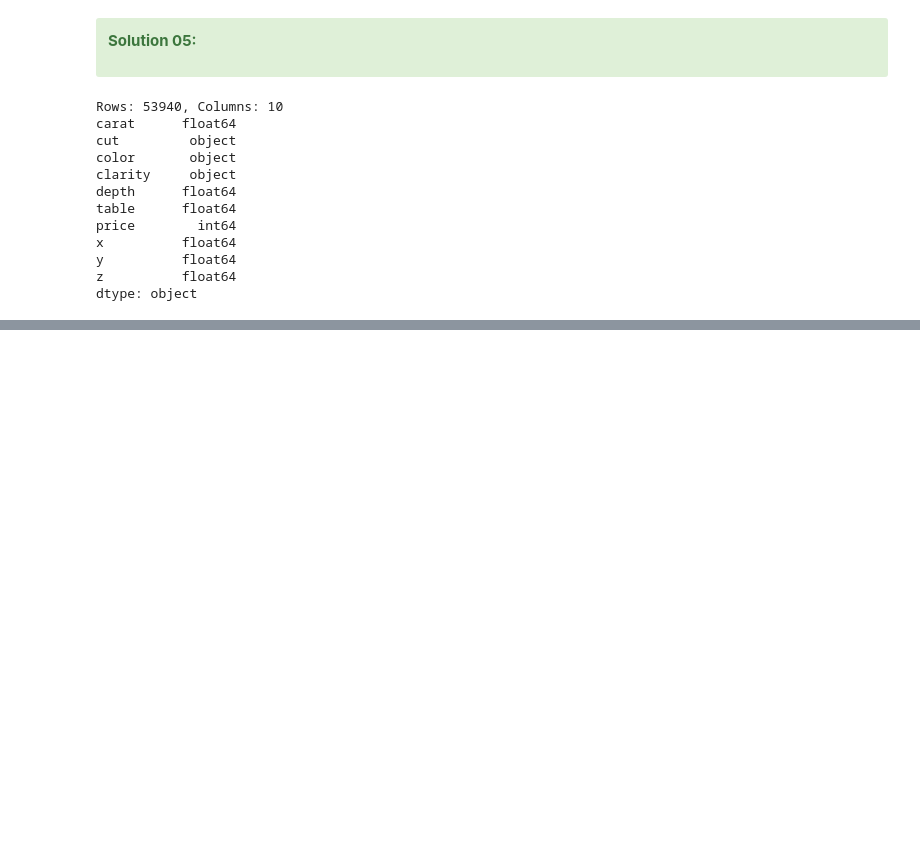
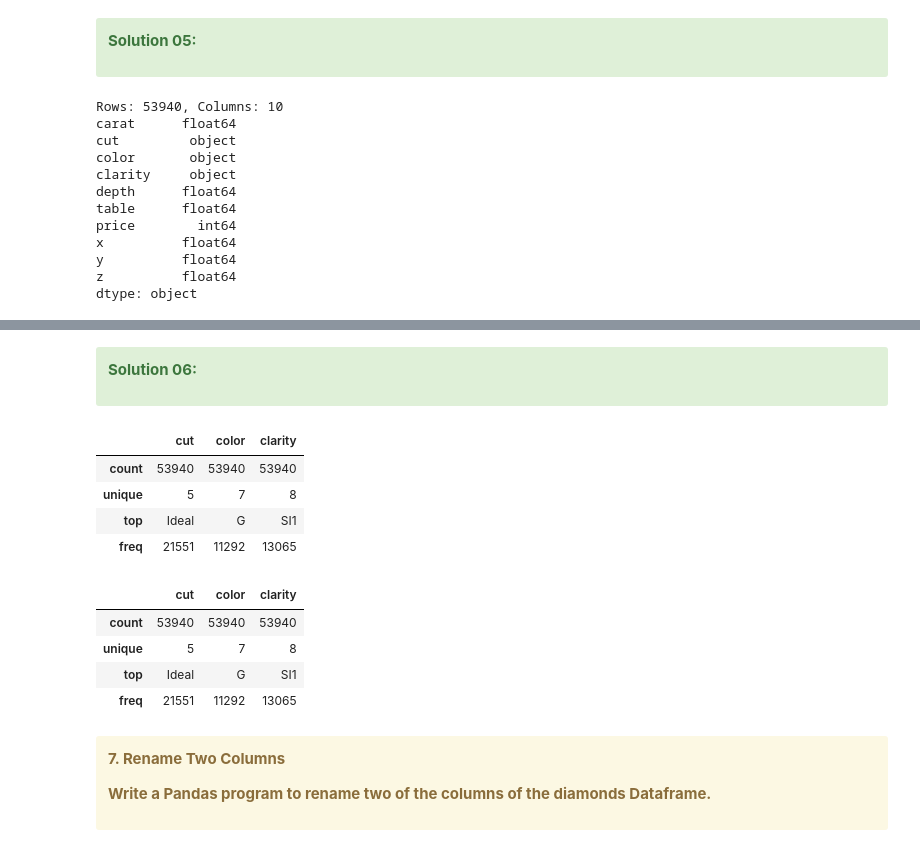
Before and after one commit to aziart/pandas-exercises, a Jupyter notebook: 12 - w3exercises/09 - Pandas Practice Sets/09 - 01 Pandas Practice Set-1.ipynb, the cells around one changed output, grey strips where cells are left out. Drawn from its saved outputs; the diff is of its cells as text; code cells hidden in the pictures; blank space fills up the shorter version.

```diff
--- a/12 - w3exercises/09 - Pandas Practice Sets/09 - 01 Pandas Practice Set-1.ipynb
+++ b/12 - w3exercises/09 - Pandas Practice Sets/09 - 01 Pandas Practice Set-1.ipynb
@@ -254,0 +263,5 @@ dtype: object
+# %%
+path = '../data/'
+filename = 'diamonds.csv'
+df = pd.read_csv(path + filename)
+display(df.head(20))
@@ -254,0 +286,31 @@ dtype: object
+# %% [markdown]
+<div class="alert alert-success">
+
+**Solution 06:**
+</div>
+# %%
+# 6. Summarize Only 'Object' Columns
+# Write a Pandas program to summarize only 'object' columns of the diamonds Dataframe.
+
+
+display(df.select_dtypes(include=['object']).describe())
+display(df.select_dtypes(include=['O']).describe())
+# %% [output]
+|  | cut | color | clarity |
+| count | 53940 | 53940 | 53940 |
+| unique | 5 | 7 | 8 |
+| top | Ideal | G | SI1 |
+| freq | 21551 | 11292 | 13065 |
+|  | cut | color | clarity |
+| count | 53940 | 53940 | 53940 |
+| unique | 5 | 7 | 8 |
+| top | Ideal | G | SI1 |
+| freq | 21551 | 11292 | 13065 |
+# %% [markdown]
+<div class="alert alert-warning">
+
+**7. Rename Two Columns**
+
+**Write a Pandas program to rename two of the columns of the diamonds Dataframe.**
+
+</div>
```
Also changed, not shown: parts of 9 cells of this notebook.
